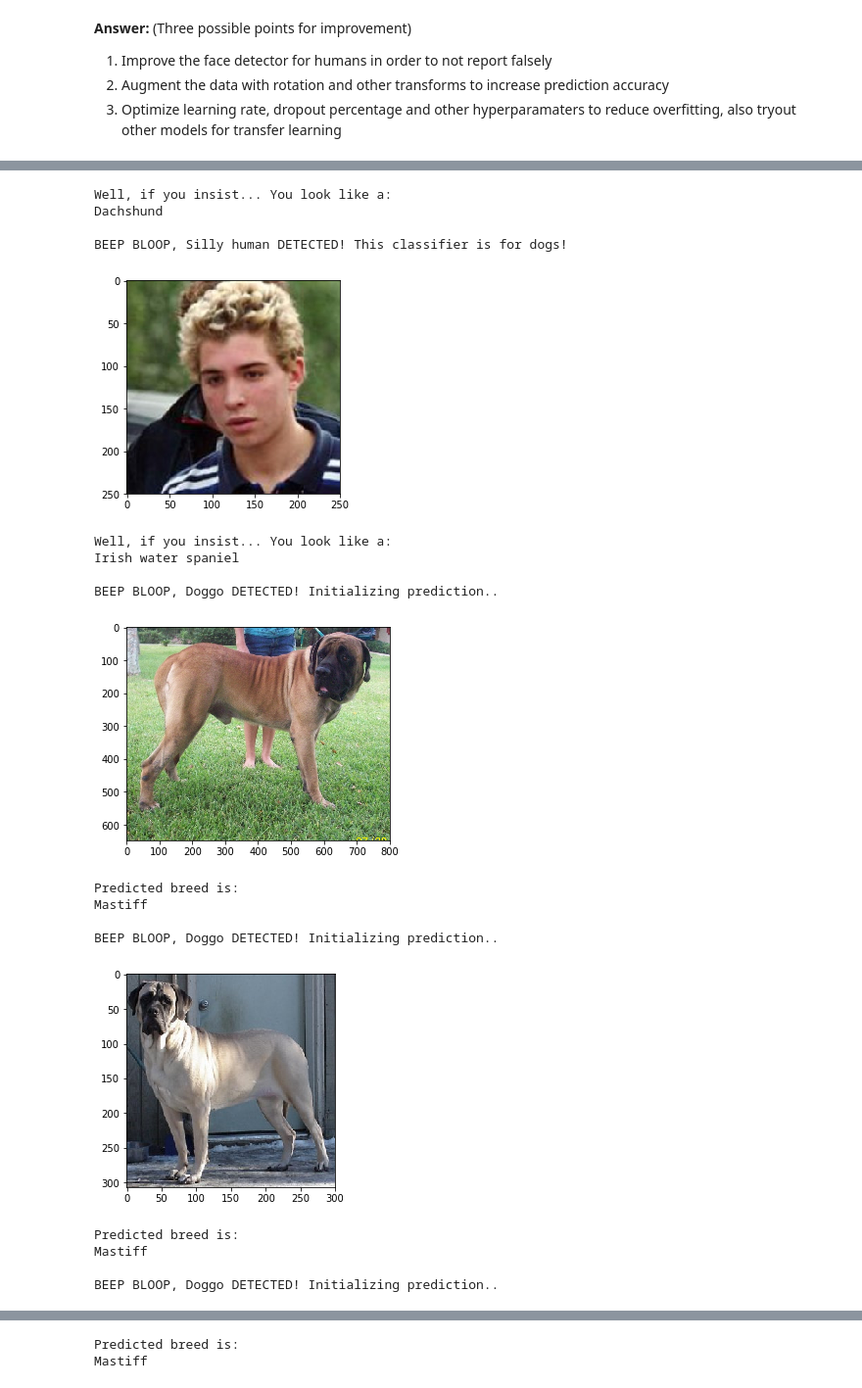
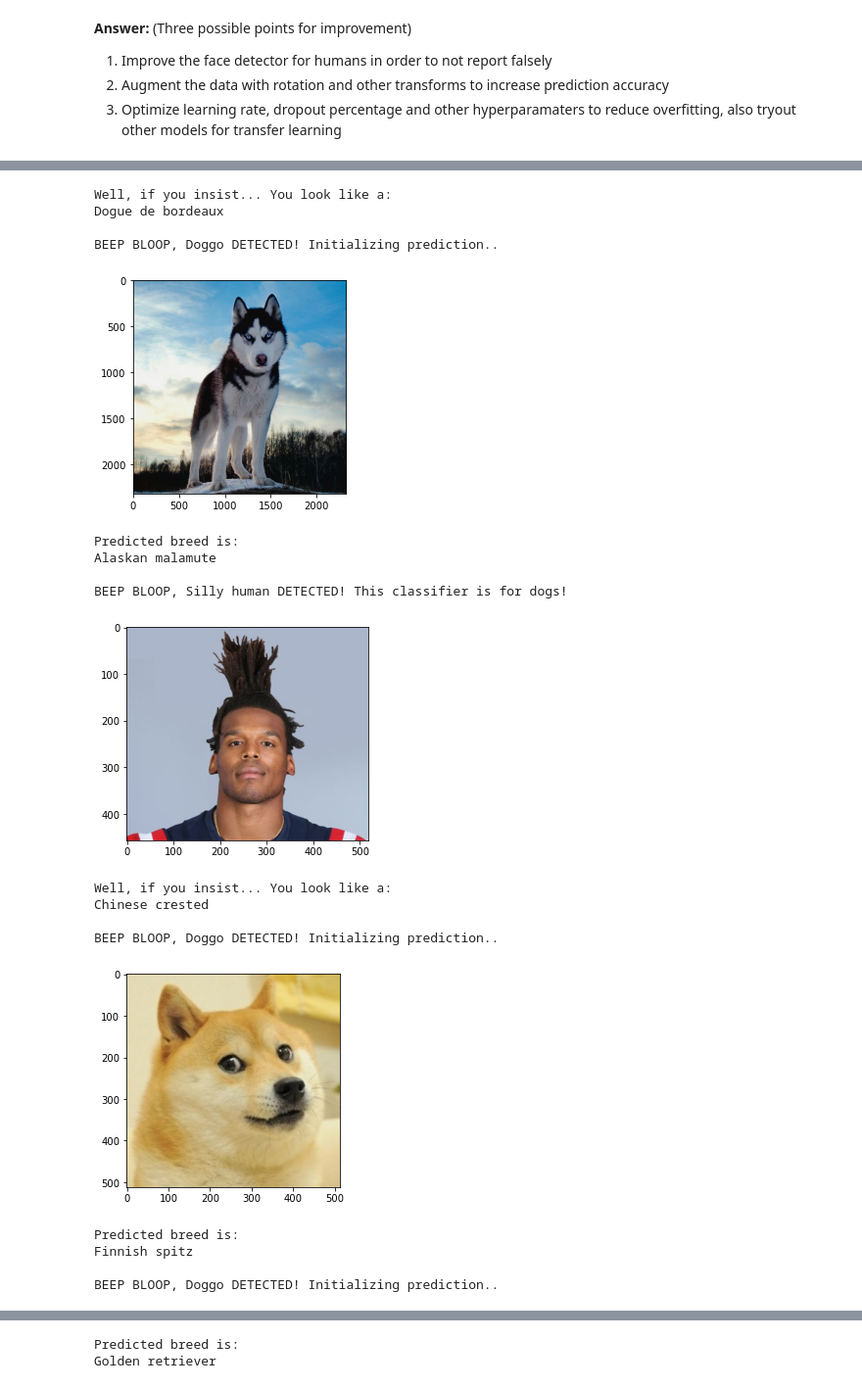
Before and after one commit to TQgit/ud_dlnd_project2_dog_classification, a Jupyter notebook: dog_app.ipynb, the cells around one changed output, grey strips where cells are left out. Shown at 98% size. Saved outputs shown, nothing was run; the diff lists cells and outputs as text; code cells hidden in the pictures.

Commit message:
added html notebook and new test images for algorithm

```diff
--- a/dog_app.ipynb
+++ b/dog_app.ipynb
@@ -58,8 +58,9 @@ import numpy as np
 from glob import glob
 
 # load filenames for human and dog images
-human_files = np.array(glob("/data/lfw/*/*"))
-dog_files = np.array(glob("/data/dog_images/*/*/*"))
+human_files = np.array(glob("lfw/*/*"))
+dog_files = np.array(glob("dog_images/*/*/*"))
+algo_files = np.array(glob("images/algo_test/*"))
 
 # print number of images in each dataset
 print('There are %d total human images.' % len(human_files))
@@ -729,7 +732,7 @@ __Answer:__ (Three possible points for improvement)
 ## Feel free to use as many code cells as needed.
 
 ## suggested code, below
-for file in np.hstack((human_files[:3], dog_files[:3])):
+for file in algo_files:
     run_app(file)
 # %% [output]
 BEEP BLOOP, Silly human DETECTED! This classifier is for dogs!
@@ -742,19 +745,19 @@ BEEP BLOOP, Silly human DETECTED! This classifier is for dogs!
 Well, if you insist... You look like a:
-Dachshund
+Dogue de bordeaux
 
-BEEP BLOOP, Silly human DETECTED! This classifier is for dogs!
+BEEP BLOOP, Doggo DETECTED! Initializing prediction..
-[figure, old version]
+[figure, new version]
-Well, if you insist... You look like a:
-Irish water spaniel
+Predicted breed is:
+Alaskan malamute
 
-BEEP BLOOP, Doggo DETECTED! Initializing prediction..
+BEEP BLOOP, Silly human DETECTED! This classifier is for dogs!
-[figure, old version]
+[figure, new version]
-Predicted breed is:
-Mastiff
+Well, if you insist... You look like a:
+Chinese crested
 
 BEEP BLOOP, Doggo DETECTED! Initializing prediction..
-[figure, old version]
+[figure, new version]
 Predicted breed is:
-Mastiff
+Finnish spitz
 
 BEEP BLOOP, Doggo DETECTED! Initializing prediction..
@@ -762,2 +765,2 @@ BEEP BLOOP, Doggo DETECTED! Initializing prediction..
 Predicted breed is:
-Mastiff
+Golden retriever
```
Also changed, not shown: parts of 8 cells of this notebook, 7 other files.
